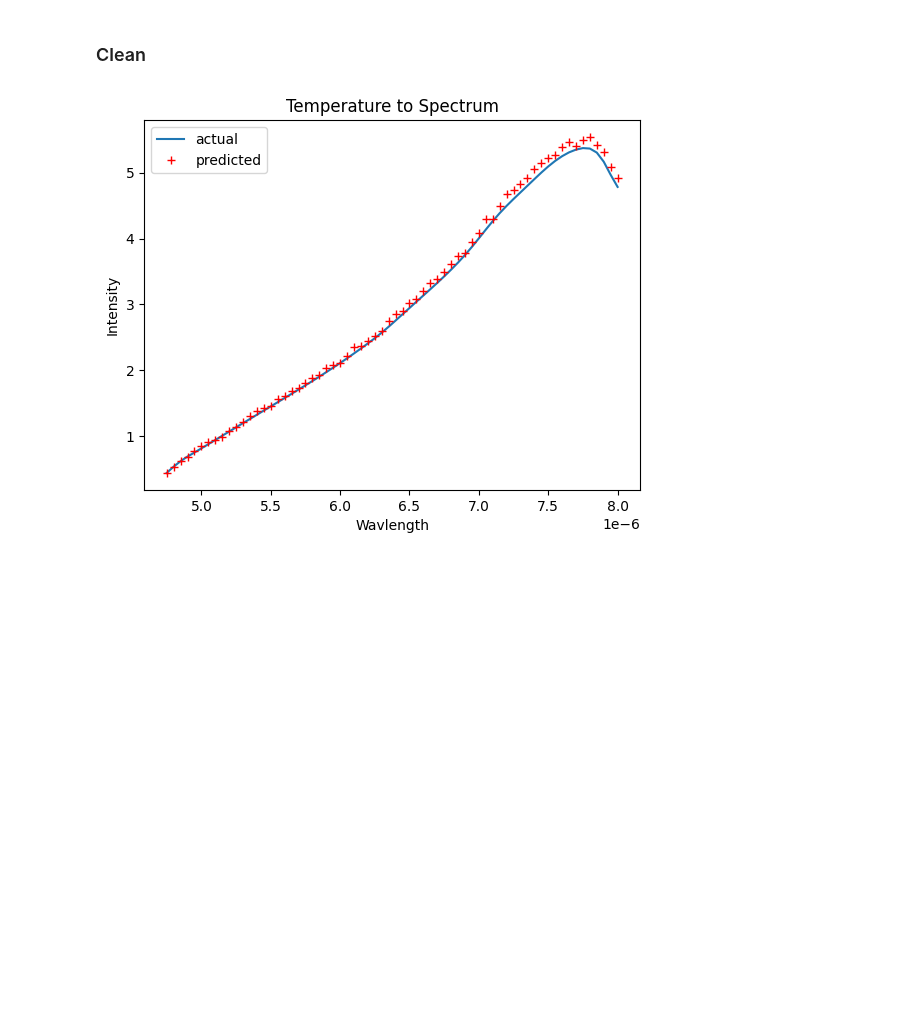
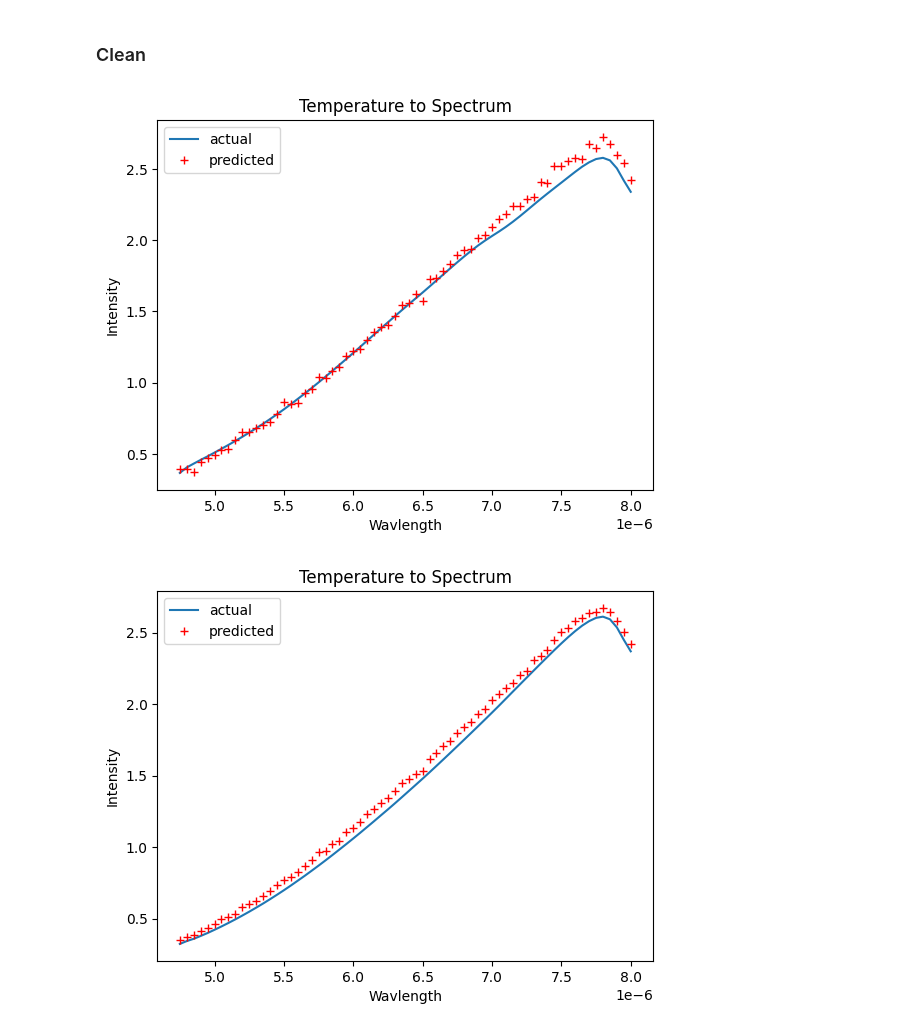
Before and after one commit to iAmBrig12/REU_AI_Thermography, a Jupyter notebook: dt_nn.ipynb, the cells around one changed output. Saved outputs shown, nothing was run; the diff lists cells and outputs as text; code cells hidden in the pictures; blank space fills up the shorter version.

```diff
--- a/dt_nn.ipynb
+++ b/dt_nn.ipynb
@@ -169,25 +170,28 @@ actual = y_test
 import matplotlib.pyplot as plt
 import random
 
-index = 50#random.randint(0, len(actual))
-
-actual_np = actual.values[index]
-pred_np = pred.values[index]
+def plot_actual_vs_pred(index):
+    actual_np = actual.values[index]
+    pred_np = pred.values[index]
 
 
-plt.plot(y_train.columns, actual_np, label='actual')
-plt.plot(y_train.columns, pred_np, 'r+', label='predicted')
+    plt.plot(y_train.columns, actual_np, label='actual')
+    plt.plot(y_train.columns, pred_np, 'r+', label='predicted')
 
-if direction:
-    plt.title("Temperature to Spectrum")
-    plt.xlabel("Wavlength")
-    plt.ylabel("Intensity")
-else:
-    plt.title("Spectrum to Temperature")
-    plt.xlabel("Layer")
-    plt.ylabel("Temperature (K)")
+    if direction:
+        plt.title("Temperature to Spectrum")
+        plt.xlabel("Wavlength")
+        plt.ylabel("Intensity")
+    else:
+        plt.title("Spectrum to Temperature")
+        plt.xlabel("Layer")
+        plt.ylabel("Temperature (K)")
 
-plt.legend()
-plt.show()
+    plt.legend()
+    plt.show()
-# %% [output]
-[figure, removed]
+# %%
+for index in range(10):
+    plot_actual_vs_pred(index*10)
+# %% [output]
+[figure, added]
+[figure, added]
```
Also changed, not shown: parts of 5 cells of this notebook, 1 other file.
